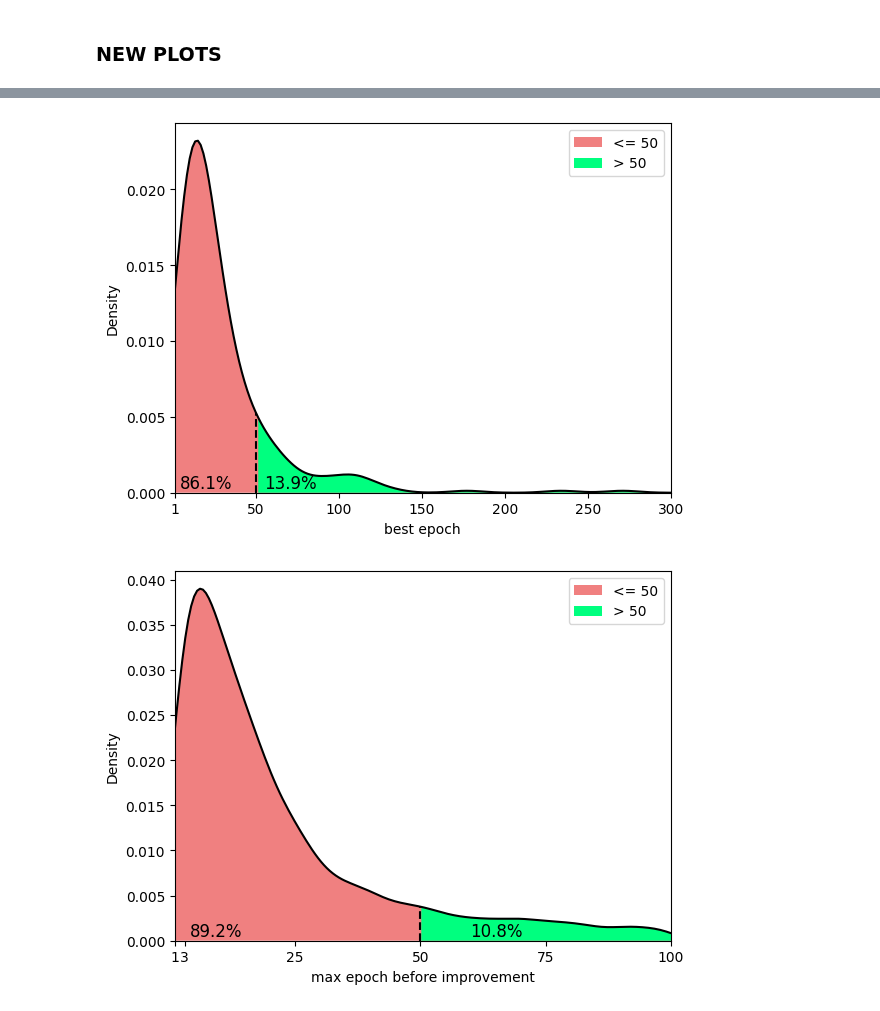
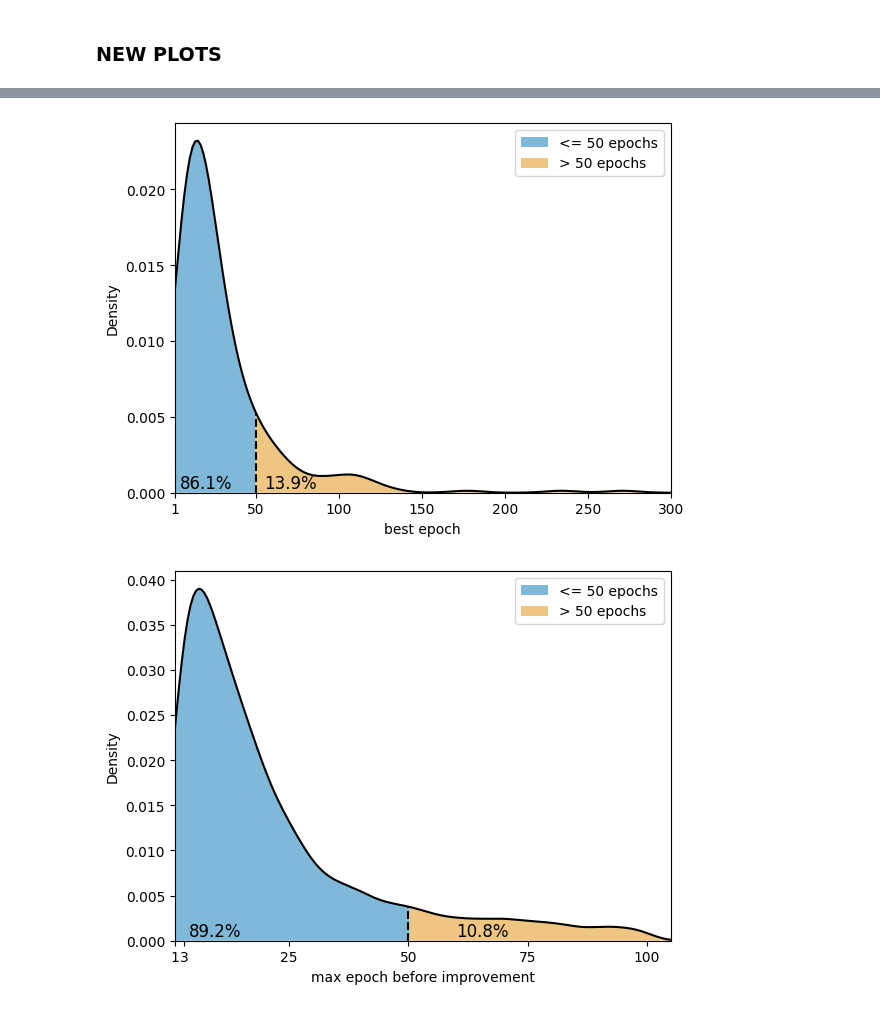
Before and after one commit to ITU-Thesis/graphworld, a Jupyter notebook: evaluation/preliminary_experiments.ipynb, the cells around one changed output, grey strips where cells are left out. Drawn from its saved outputs; the diff is of its cells as text; code cells hidden in the pictures.

```diff
--- a/evaluation/preliminary_experiments.ipynb
+++ b/evaluation/preliminary_experiments.ipynb
@@ -221,11 +221,15 @@ df_baselines = unpivot_baseline_model(df=df, suffix=TEST_METRIC, baseline_models
 
 ALL_PARAMS = ['train_downstream_lr', 'encoder_hidden_channels', 'encoder_num_layers', 'train_pretext_weight','train_pretext_epochs', 'train_pretext_lr'] + \
                 ['encoder_dropout', 'encoder_heads']
+# %%
+df_ssl.rename(columns={TEST_METRIC:"ROC AUC"}, inplace=True)
+df_ssl2.rename(columns={TEST_METRIC:"ROC AUC"}, inplace=True)
+df_baselines.rename(columns={TEST_METRIC:"ROC AUC"}, inplace=True)
 # %%
 fig=plt.figure(figsize=(15,6))
 gs = gridspec.GridSpec(2, len(ALL_PARAMS)//2)
 gs.update(left=0.1, right=0.95, wspace=0.2, hspace=0.5)
-df_ssl_temp = df_ssl
+df_ssl_temp = df_ssl.copy()
 axes_dict = {}
 for i, param in enumerate(ALL_PARAMS):
     if i >= 4:
@@ -237,9 +241,9 @@ for i, param in enumerate(ALL_PARAMS):
 
     ax=plt.subplot(gs[j,i_2])
     axes_dict[i] = ax
-    ax.set_xlim(0.2, 1.0)
-    sns.histplot(data=df_ssl_temp, x=TEST_METRIC, hue=param, stat='percent', bins=50, hue_order=sorted(df_ssl_temp[param].dropna().unique()),
-                element='step', fill=False, common_norm=False, palette='tab10', ax=ax, legend=True, multiple='dodge')
+    ax.set_xlim(20, 100)
+    sns.histplot(data=df_ssl_temp, x="ROC AUC", hue=param, stat='percent', bins=50, hue_order=sorted(df_ssl_temp[param].dropna().unique()),
+                element='step', fill=False, common_norm=False, palette='colorblind', ax=ax, legend=True, multiple='dodge')
     if param == 'train_downstream_lr':
         ax.set_title(f"({i+1}) Unfiltered")
         df_ssl_temp = df_ssl_temp[df_ssl_temp['train_downstream_lr'] == 0.01]
@@ -260,9 +264,9 @@ for i, param in enumerate(ALL_PARAMS):
 
 for (a,b) in [(0,1), (1,2), (2,3)]:
     # Add line from one subplot to the other
-    xyA = [1, axes_dict[a].get_ylim()[1]/2]
+    xyA = [100, axes_dict[a].get_ylim()[1]/2]
     #axes_dict[0].plot(*xyA, "o")
-    xyB = [0.2, axes_dict[b].get_ylim()[1]/2]
+    xyB = [20, axes_dict[b].get_ylim()[1]/2]
     #axes_dict[1].plot(*xyB, "o")
     transFigure = fig.transFigure.inverted()
     coord1 = transFigure.transform(axes_dict[a].transData.transform(xyA))
@@ -287,8 +291,8 @@ df_combined = pd.concat([df_ssl, df_ssl_temp], keys=['df_ssl', 'df_ssl_temp'], i
 
 
 fig=plt.figure(figsize=(5,3))
-plt.xlim(0.2, 1.0)
+plt.xlim(20, 100)
 plt.title("Aggregated performance")
-sns.histplot(data=df_combined, x=TEST_METRIC, stat='percent', bins=50, hue='Hyperparameters',
-            element='step', fill=True, common_norm=False, legend=True)
+sns.histplot(data=df_combined, x="ROC AUC", stat='percent', bins=50, hue='Hyperparameters', hue_order=["Without filters", "With filters"],
+             fill=True, common_norm=False, legend=True, palette="colorblind", element="step")
 # %% [output]
@@ -371,8 +375,8 @@ ys = kdeline.get_ydata()
 
 split = 50
 ax.vlines(split, 0, np.interp(split, xs, ys), color='black', ls='--')
-p1 = ax.fill_between(xs, 0, ys, facecolor='lightcoral')
-p2 = ax.fill_between(xs, 0, ys, where=xs > split, interpolate=True, facecolor='springgreen')
+p1 = ax.fill_between(xs, 0, ys, where=xs-1 < split, facecolor=sns.color_palette("colorblind")[0], alpha=0.5)
+p2 = ax.fill_between(xs, 0, ys, where=xs+1 > split, interpolate=True, facecolor=sns.color_palette("colorblind")[1], alpha=0.5)
 
 perc = len(df_baselines2[df_baselines2['best epoch'] > 50]) / len(df_baselines2) * 100
 ax.annotate("{:.1f}%".format(perc), (55,0.0003), fontsize=12)
@@ -380,33 +384,33 @@ ax.annotate("{:.1f}%".format(100-perc), (4,0.0003), fontsize=12)
 
 ax.set_xlim(1, 300)
 plt.xticks([1, 50, 100, 150, 200, 250, 300])
-plt.legend([p1, p2],['<= 50', '> 50'])
+plt.legend([p1, p2],['<= 50 epochs', '> 50 epochs'])
 plt.show()
 # %% [output]
-[figure, old version]
+[figure, new version]
 # %%
 # Max epoch before improvement for SSL models
 fig, ax = plt.subplots()
 sns.kdeplot(df_ssl_temp['max epoch before improvement'], color='black', ax=ax)
 kdeline = ax.lines[0]
 xs = kdeline.get_xdata()
 ys = kdeline.get_ydata()
 
 split = 50
 ax.vlines(split, 0, np.interp(split, xs, ys), color='black', ls='--')
-p1 = ax.fill_between(xs, 0, ys, facecolor='lightcoral')
-p2 = ax.fill_between(xs, 0, ys, where=xs > split, interpolate=True, facecolor='springgreen')
+p1 = ax.fill_between(xs, 0, ys, where=xs-.4 < split, facecolor=sns.color_palette("colorblind")[0], alpha=0.5)
+p2 = ax.fill_between(xs, 0, ys, where=xs > split, interpolate=True, facecolor=sns.color_palette("colorblind")[1], alpha=0.5)
 
 perc = len(df_ssl_temp[df_ssl_temp['max epoch before improvement'] > 50]) / len(df_ssl_temp) * 100
 ax.annotate("{:.1f}%".format(perc), (60,0.0005), fontsize=12)
 ax.annotate("{:.1f}%".format(100-perc), (4,0.0005), fontsize=12)
 
-ax.set_xlim(1, 100)
+ax.set_xlim(1, 105)
 plt.xticks([1, 3, 25, 50, 75, 100])
-plt.legend([p1, p2],['<= 50', '> 50'])
+plt.legend([p1, p2],['<= 50 epochs', '> 50 epochs'])
 plt.show()
 # %% [output]
-[figure, old version]
+[figure, new version]
 # %%
 # Max epoch before improvement for baselines
 x = df_baselines2['max epoch before improvement']
```
Also changed, not shown: parts of 6 cells of this notebook, 3 other files.
